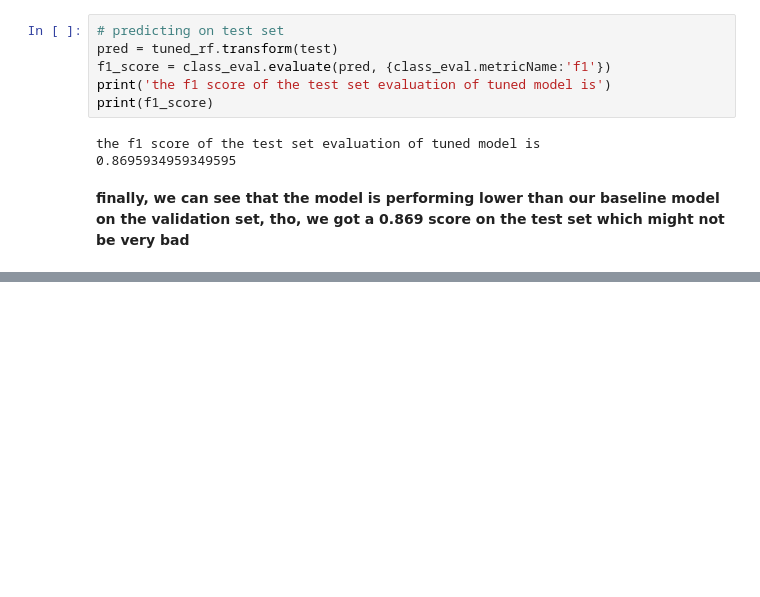
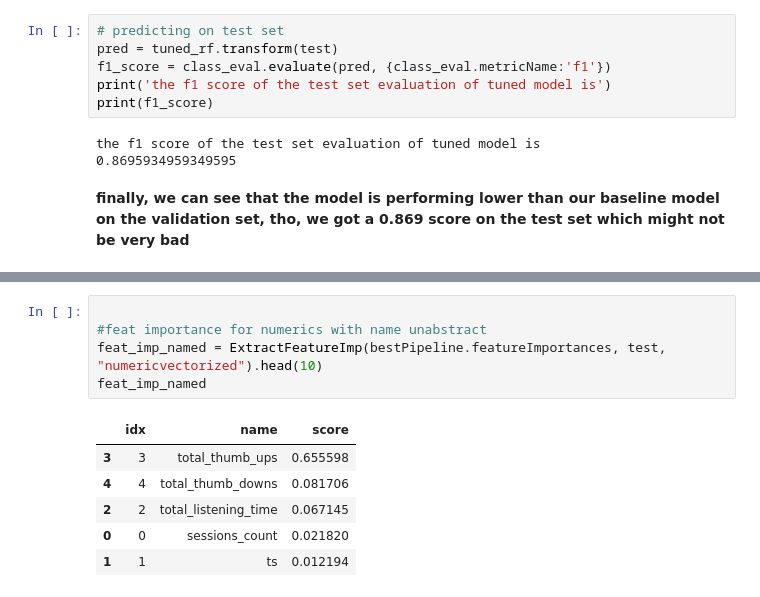
Before and after one commit to khalidalawar1/BigDataChurnPredictionSparkify, a Jupyter notebook: Sparkify.ipynb, the cells around one changed output, grey strips where cells are left out. Saved outputs shown, nothing was run; the diff lists cells and outputs as text; blank space fills up the shorter version.

```diff
--- a/Sparkify.ipynb
+++ b/Sparkify.ipynb
@@ -609,0 +671,12 @@ the f1 score of the test set evaluation of tuned model is
+# %%
+
+#feat importance for numerics with name unabstract
+feat_imp_named = ExtractFeatureImp(bestPipeline.featureImportances, test, "numericvectorized").head(10)
+feat_imp_named
+# %% [output]
+|  | idx | name | score |
+| 3 | 3 | total_thumb_ups | 0.655598 |
+| 4 | 4 | total_thumb_downs | 0.081706 |
+| 2 | 2 | total_listening_time | 0.067145 |
+| 0 | 0 | sessions_count | 0.021820 |
+| 1 | 1 | ts | 0.012194 |
```
Also changed, not shown: parts of 18 cells of this notebook.
